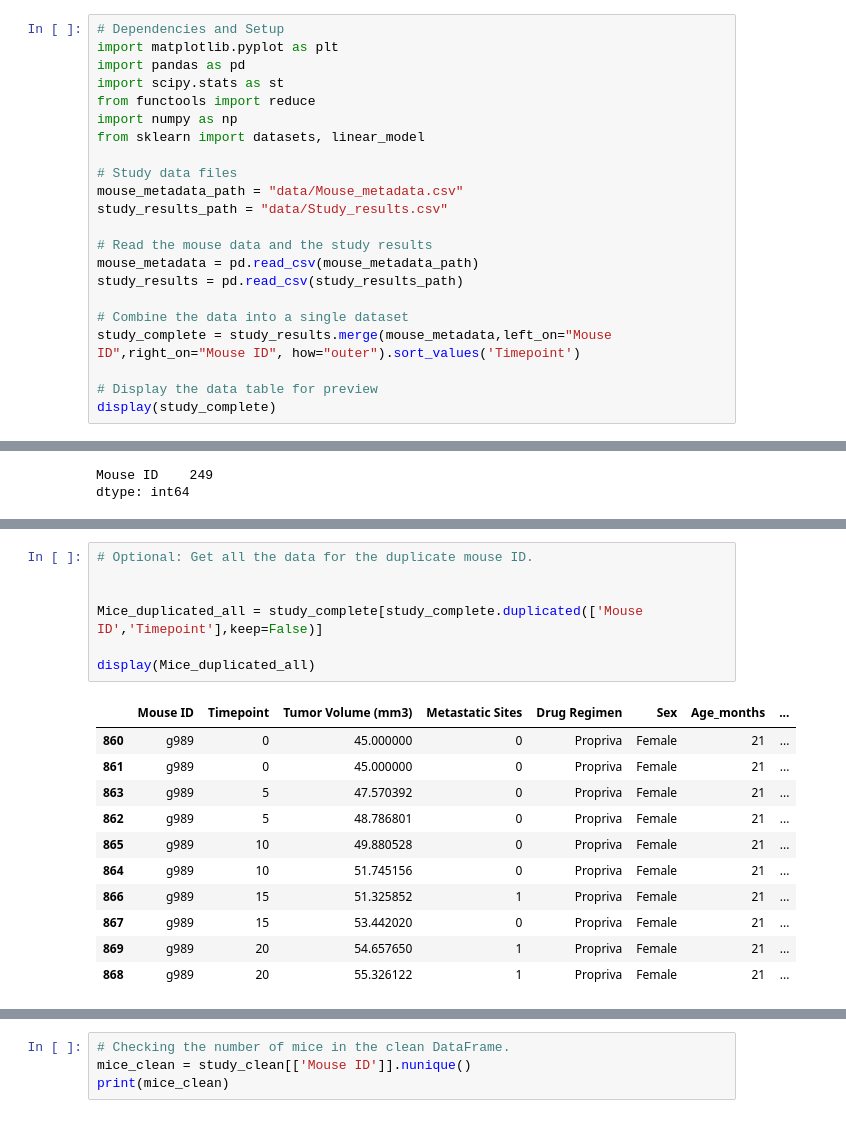
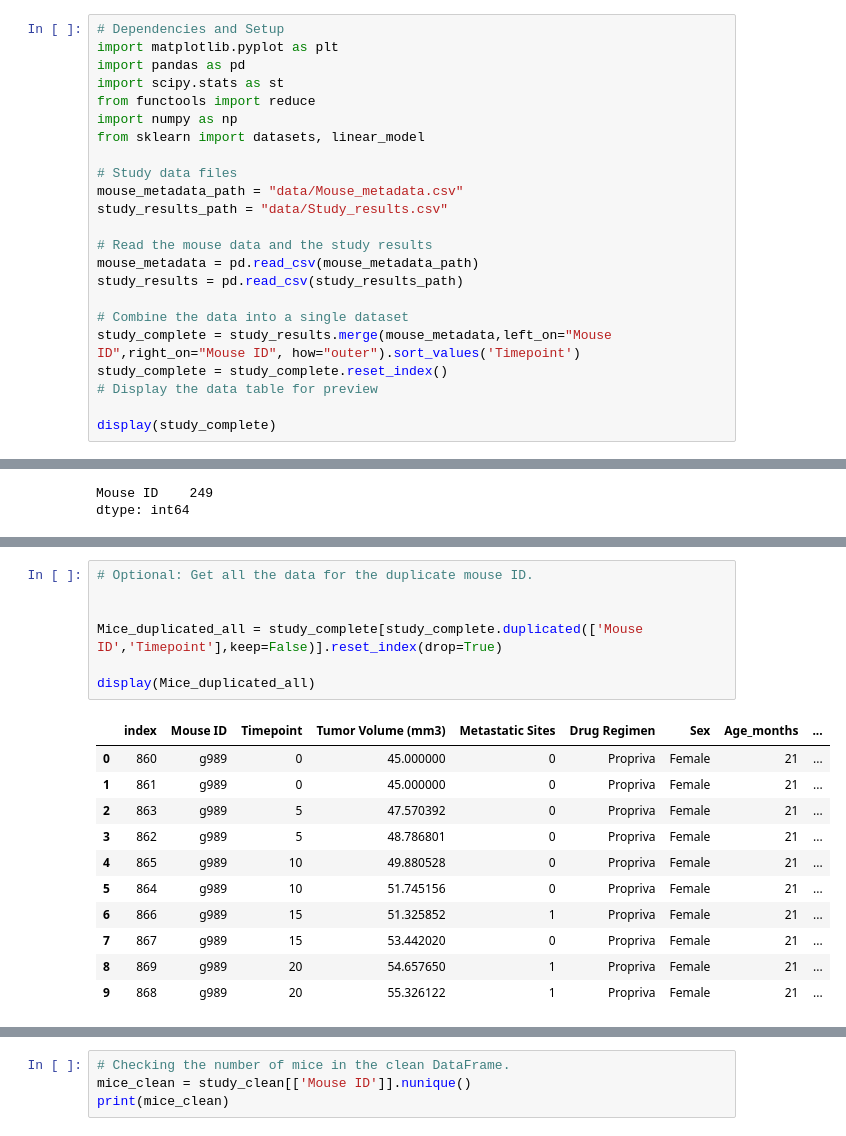
Before and after one commit to dave1407/matplotlib-challenge, a Jupyter notebook: Pymaceuticals/pymaceuticals_starter.ipynb, the cells around one changed output, grey strips where cells are left out. Cells and saved outputs as stored; diff of their text form.

```diff
--- a/Pymaceuticals/pymaceuticals_starter.ipynb
+++ b/Pymaceuticals/pymaceuticals_starter.ipynb
@@ -19,7 +29,8 @@ study_results = pd.read_csv(study_results_path)
 
 # Combine the data into a single dataset
 study_complete = study_results.merge(mouse_metadata,left_on="Mouse ID",right_on="Mouse ID", how="outer").sort_values('Timepoint')
+study_complete = study_complete.reset_index()
+# Display the data table for preview
 
-# Display the data table for preview
 display(study_complete)
 # %% [output]
@@ -63,21 +73,21 @@ display(Mice_duplicated)
 # %%
 # Optional: Get all the data for the duplicate mouse ID.
 
 
-Mice_duplicated_all = study_complete[study_complete.duplicated(['Mouse ID','Timepoint'],keep=False)]
+Mice_duplicated_all = study_complete[study_complete.duplicated(['Mouse ID','Timepoint'],keep=False)].reset_index(drop=True)
 
 display(Mice_duplicated_all)
 # %% [output]
-|  | Mouse ID | Timepoint | Tumor Volume (mm3) | Metastatic Sites | Drug Regimen | Sex | Age_months | ... |
-| 860 | g989 | 0 | 45.000000 | 0 | Propriva | Female | 21 | ... |
-| 861 | g989 | 0 | 45.000000 | 0 | Propriva | Female | 21 | ... |
-| 863 | g989 | 5 | 47.570392 | 0 | Propriva | Female | 21 | ... |
-| 862 | g989 | 5 | 48.786801 | 0 | Propriva | Female | 21 | ... |
-| 865 | g989 | 10 | 49.880528 | 0 | Propriva | Female | 21 | ... |
-| 864 | g989 | 10 | 51.745156 | 0 | Propriva | Female | 21 | ... |
-| 866 | g989 | 15 | 51.325852 | 1 | Propriva | Female | 21 | ... |
-| 867 | g989 | 15 | 53.442020 | 0 | Propriva | Female | 21 | ... |
-| 869 | g989 | 20 | 54.657650 | 1 | Propriva | Female | 21 | ... |
-| 868 | g989 | 20 | 55.326122 | 1 | Propriva | Female | 21 | ... |
+|  | index | Mouse ID | Timepoint | Tumor Volume (mm3) | Metastatic Sites | Drug Regimen | Sex | Age_months | ... |
+| 0 | 860 | g989 | 0 | 45.000000 | 0 | Propriva | Female | 21 | ... |
+| 1 | 861 | g989 | 0 | 45.000000 | 0 | Propriva | Female | 21 | ... |
+| 2 | 863 | g989 | 5 | 47.570392 | 0 | Propriva | Female | 21 | ... |
+| 3 | 862 | g989 | 5 | 48.786801 | 0 | Propriva | Female | 21 | ... |
+| 4 | 865 | g989 | 10 | 49.880528 | 0 | Propriva | Female | 21 | ... |
+| 5 | 864 | g989 | 10 | 51.745156 | 0 | Propriva | Female | 21 | ... |
+| 6 | 866 | g989 | 15 | 51.325852 | 1 | Propriva | Female | 21 | ... |
+| 7 | 867 | g989 | 15 | 53.442020 | 0 | Propriva | Female | 21 | ... |
+| 8 | 869 | g989 | 20 | 54.657650 | 1 | Propriva | Female | 21 | ... |
+| 9 | 868 | g989 | 20 | 55.326122 | 1 | Propriva | Female | 21 | ... |
 # %%
 # Create a clean DataFrame by dropping the duplicate mouse by its ID.
```
Also changed, not shown: parts of 6 cells of this notebook.
